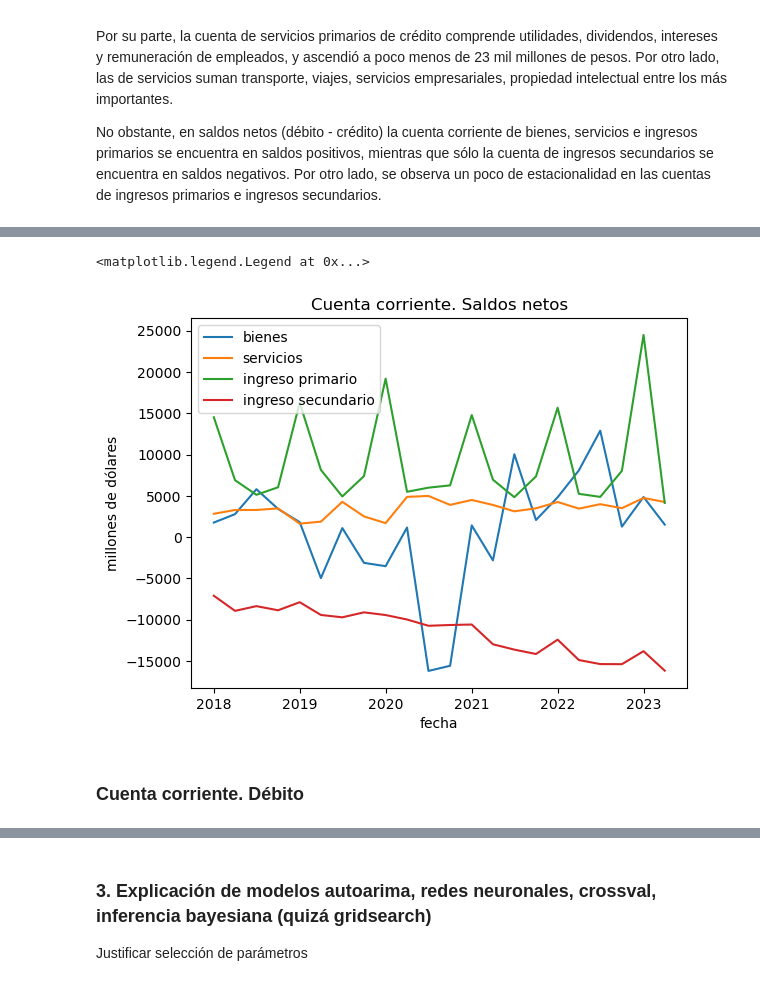
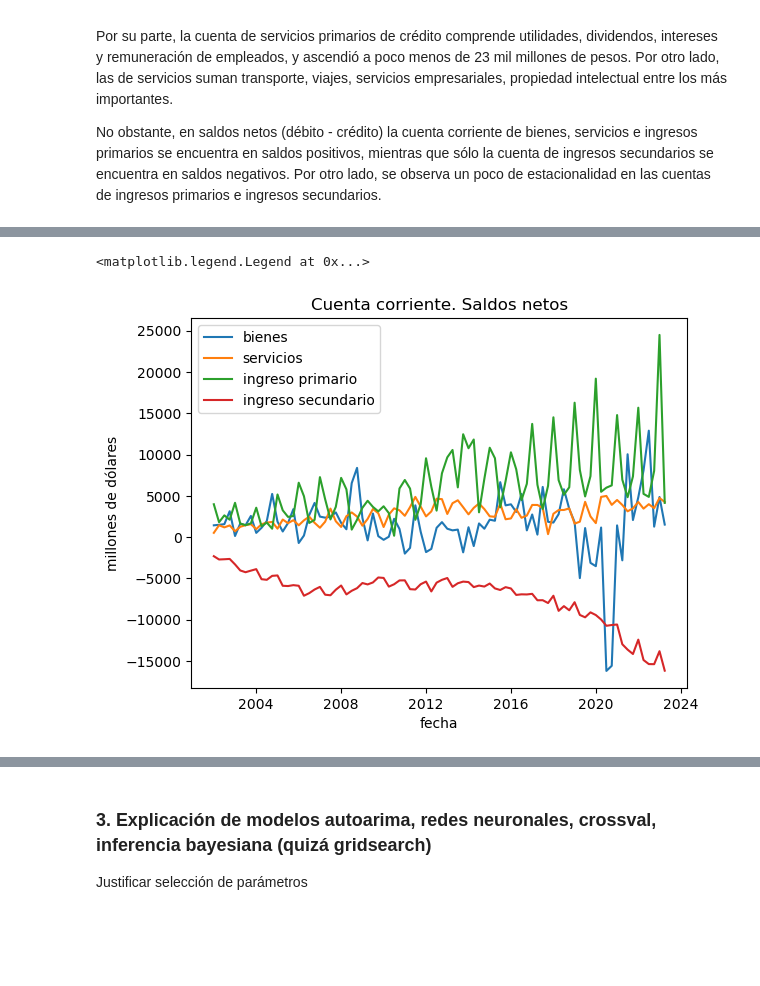
Before and after one commit to sparkieth/estancia_investigacion, a Jupyter notebook: modelacion_economica/modelo_cuenta_corriente.ipynb, the cells around one changed output, grey strips where cells are left out. Cells and saved outputs as stored; diff of their text form; code cells hidden in the pictures; blank space fills up the shorter version.

```diff
--- a/modelacion_economica/modelo_cuenta_corriente.ipynb
+++ b/modelacion_economica/modelo_cuenta_corriente.ipynb
@@ -14,5 +17,8 @@ import statsmodels
 # %%
-corr=descargar_banxico('SE44352','2018-01-01','2023-06-01')
-corr_credito=descargar_banxico('SE44353,SE44354,SE44357,SE44363,SE44369','2018-01-01','2023-06-01')
-corr_debito=descargar_banxico('SE44372,SE44373,SE44376,SE44382,SE44390','2018-01-01','2023-06-01')
-cap=descargar_banxico('SE44393,SE44394,SE44395','2018-01-01','2023-06-01')
+fecha_inicio='2002-01-01'
+fecha_fin='2023-07-01'
+
+corr=descargar_banxico('SE44352',fecha_inicio,fecha_fin)
+corr_credito=descargar_banxico('SE44353,SE44354,SE44357,SE44363,SE44369',fecha_inicio,fecha_fin)
+corr_debito=descargar_banxico('SE44372,SE44373,SE44376,SE44382,SE44390',fecha_inicio,fecha_fin)
+cap=descargar_banxico('SE44393,SE44394,SE44395',fecha_inicio,fecha_fin)
@@ -136,18 +159,16 @@ plt.legend(['Crédito','Débito'])
 # %%
-corr_neto_bienes=corr_debito.iloc[:,4]-corr_credito.iloc[:,0]
-corr_neto_serv=corr_debito.iloc[:,3]-corr_credito.iloc[:,2]
-corr_neto_ingprim=corr_debito.iloc[:,1]-corr_credito.iloc[:,3]
-corr_neto_ingsec=corr_debito.iloc[:,0]-corr_credito.iloc[:,1]
+corr_neto_ingsec=corr_debito.iloc[:,4]-corr_credito.iloc[:,0]
+corr_neto_serv=corr_debito.iloc[:,3]-corr_credito.iloc[:,3]
+corr_neto_ingprim=corr_debito.iloc[:,0]-corr_credito.iloc[:,2]
+corr_neto_bienes=corr_debito.iloc[:,2]-corr_credito.iloc[:,1]
 plt.plot(x2,corr_neto_bienes,x2,corr_neto_serv,x2,corr_neto_ingprim,x2,corr_neto_ingsec)
 plt.xlabel('fecha')
 plt.ylabel('millones de dólares')
 plt.title('Cuenta corriente. Saldos netos')
 plt.legend(['bienes','servicios','ingreso primario','ingreso secundario'])
 # %% [output]
 <matplotlib.legend.Legend at 0x...>
-[figure, old version]
+[figure, new version]
-# %% [markdown]
-### Cuenta corriente. Débito
 # %% [markdown]
 ### 2. Selección de variables explicativas
 
```
Also changed, not shown: parts of 31 cells of this notebook.
